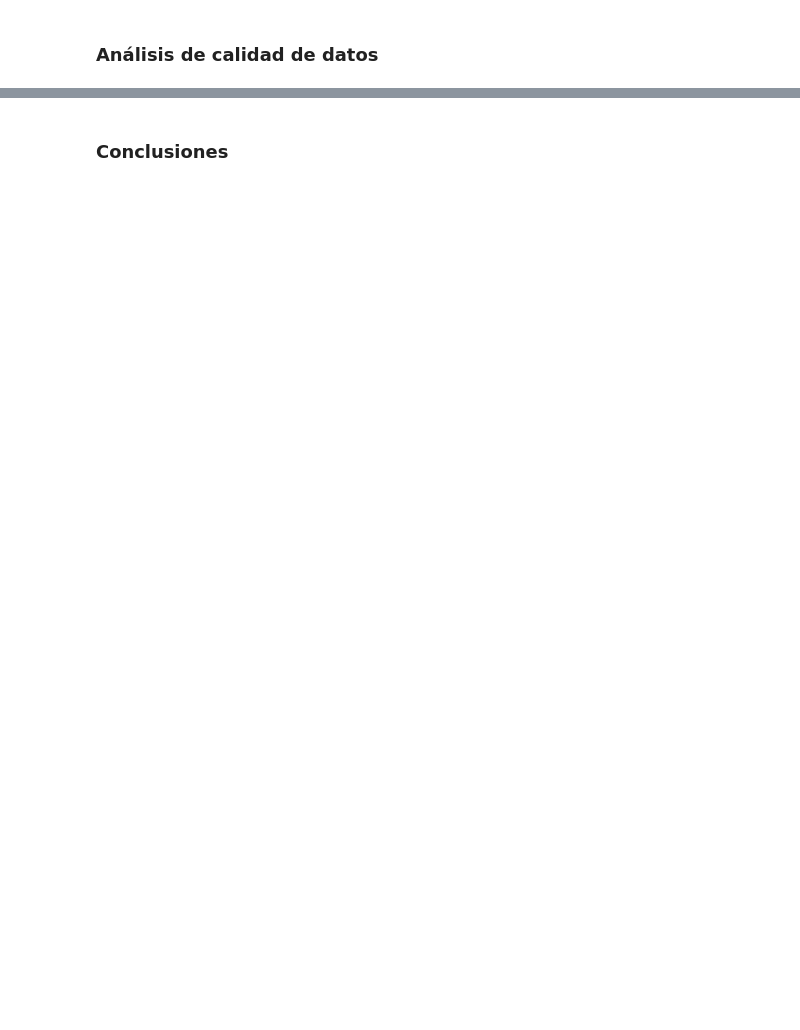
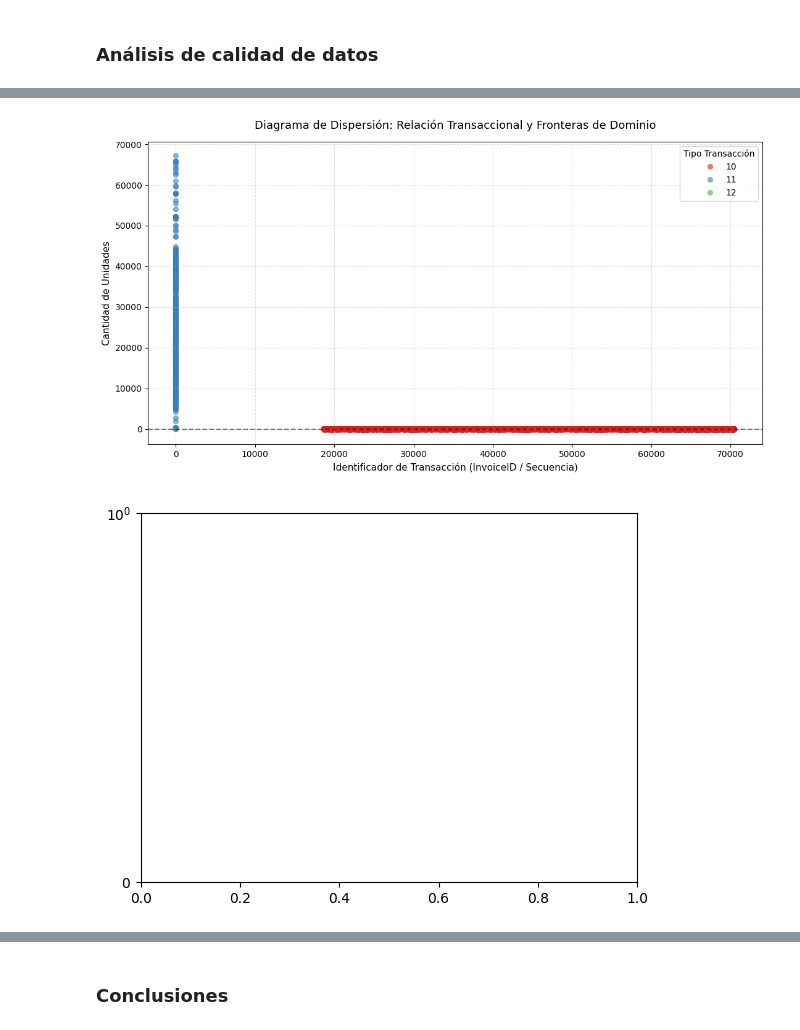
Before and after one commit to JavierSCB07/ETL-Repository, a Jupyter notebook: T1 - Entendimiento de datos/ETL-Entendimiento.ipynb, the cells around one changed output, grey strips where cells are left out. Drawn from its saved outputs; the diff is of its cells as text; code cells hidden in the pictures; blank space fills up the shorter version.

```diff
--- a/T1 - Entendimiento de datos/ETL-Entendimiento.ipynb
+++ b/T1 - Entendimiento de datos/ETL-Entendimiento.ipynb
@@ -1077,0 +1350,29 @@ Tras calcular el volumen y la participación porcentual de las cuatro variables
+# %%
+import matplotlib.pyplot as plt
+import seaborn as sns
+
+plt.figure(figsize=(11, 6))
+
+sns.scatterplot(
+    data=df_muestra,
+    x='InvoiceID',
+    y='Cantidad',
+    hue='TipoTransaccionID',
+    palette='Set1',
+    alpha=0.6,
+    edgecolor=None
+)
+
+plt.title('Diagrama de Dispersión: Relación Transaccional y Fronteras de Dominio', fontsize=13, pad=15)
+plt.xlabel('Identificador de Transacción (InvoiceID / Secuencia)', fontsize=11)
+plt.ylabel('Cantidad de Unidades', fontsize=11)
+plt.axhline(0, color='black', linestyle='--', alpha=0.5) # Línea guía en cero para ver la frontera
+plt.grid(True, linestyle='--', alpha=0.4)
+plt.legend(title='Tipo Transacción', loc='upper right')
+
+plt.tight_layout()
+plt.show()
+plt.yscale('symlog')
+# %% [output]
+[figure, added]
+[figure, added]
```
Also changed, not shown: parts of 22 cells of this notebook.
